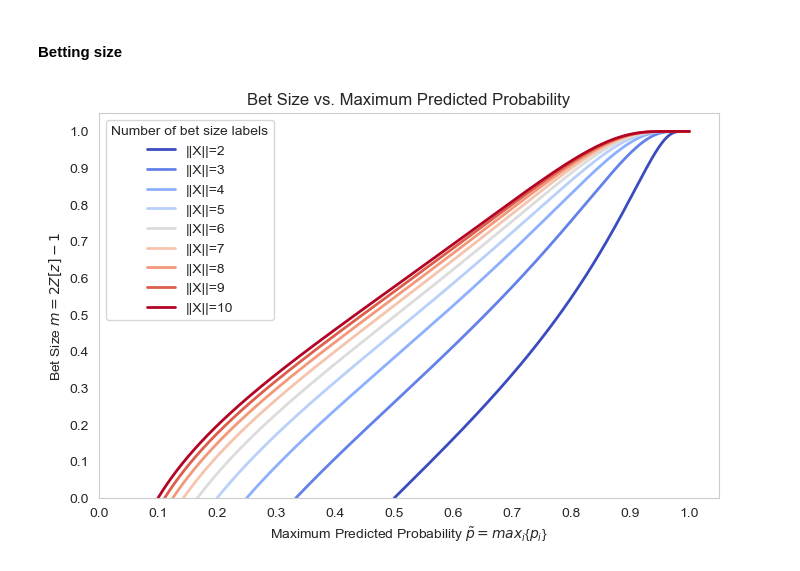
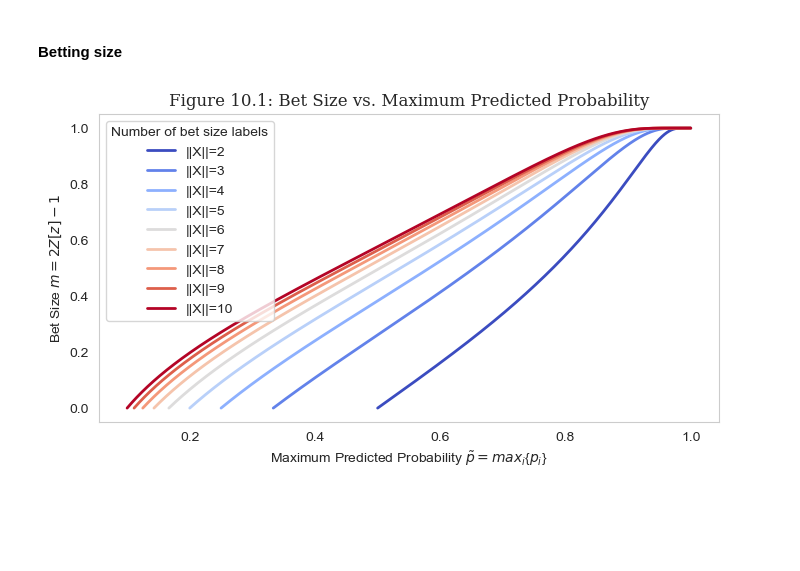
Before and after one commit to Tommylee1013/FinancialMachineLearning, a Jupyter notebook: Notes/Machine Learning Modeling/Betting_size.ipynb, the cells around one changed output. Drawn from its saved outputs; the diff is of its cells as text; code cells hidden in the pictures; blank space fills up the shorter version.

```diff
--- a/Notes/Machine Learning Modeling/Betting_size.ipynb
+++ b/Notes/Machine Learning Modeling/Betting_size.ipynb
@@ -18,27 +23,38 @@ from FinancialMachineLearning.bet_sizing.ef3m import M2N, raw_moment
 # %%
-num_classes_list = [i for i in range(2, 11, 1)]
-n = 10000
+num_classes_list = [i for i in range(2, 11, 1)]  # array of number of classes, 2 to 10
+sample_size = 10_000  # number of points to plot
 colors = iter(cm.coolwarm(np.linspace(0,1,len(num_classes_list))))
 
-fig_10_1, ax_10_1 = plt.subplots(figsize=(8, 5))
+# === Setup the t1 Series, also used for exercise 10.2 ===
+# Create the array of dates.
+start_date = dt.datetime(2000, 1, 1)  # starting at 01-JAN-2000
+date_step = dt.timedelta(days=1)
+dates = np.array([start_date + i*date_step for i in range(sample_size)])
+# Create the array of shifted dates to be the end date of the bet.
+shift_list = np.random.uniform(1., 25., sample_size)
+shift_dt = np.array([dt.timedelta(days=d) for d in shift_list])
+# Combine into a pandas.Series object
+dates_shifted = dates + shift_dt
+t1 = pd.Series(data=dates_shifted, index=dates)
+
+# Start plotting loop.
+fig_10_1, ax_10_1 = plt.subplots(figsize=(8, 4))
 
 for num_classes in num_classes_list:
-    min_prob, max_prob = 1 / num_classes, 1
-    P = np.linspace(min_prob, max_prob, n, endpoint=False)
-    z = (P - min_prob) / (P*(1-P))**0.5
-    m = 2 * norm.cdf(z) - 1
-    ax_10_1.plot(P, m, label=f"||X||={num_classes}", linewidth=2, alpha=1, color=colors.__next__())
+    # Create the array of random probabilities.
+    min_prob, max_prob = 1 / num_classes, 1  # possible range for maximum predicted probability, [1/||X||, 1]
+    P = np.linspace(min_prob, max_prob, sample_size, endpoint=False)  # range of maximum predicted probabilities to plot
+    # Combine probabilities with 't1' Series into a DataFrame for the bet size function.
+    events_n_classes = pd.DataFrame({'t1': t1, 'prob': P})
+    events_n_classes['bet_size_prob'] = bet_size_probability(events=events_n_classes, prob=events_n_classes['prob'], num_classes=num_classes)
+    ax_10_1.plot(events_n_classes['prob'], events_n_classes['bet_size_prob'], label=f"||X||={num_classes}", linewidth=2, alpha=1, color=colors.__next__())
 
 ax_10_1.set_ylabel("Bet Size $m=2Z[z]-1$")
 ax_10_1.set_xlabel(r"Maximum Predicted Probability $\tilde{p}=max_i${$p_i$}")
-ax_10_1.set_title("Bet Size vs. Maximum Predicted Probability")
-ax_10_1.set_xticks([0.1*i for i in range(11)])
-ax_10_1.set_yticks([0.1*i for i in range(11)])
+ax_10_1.set_title("Figure 10.1: Bet Size vs. Maximum Predicted Probability", fontsize = 12, fontfamily = 'Serif')
 ax_10_1.legend(loc="upper left", title="Number of bet size labels")
-ax_10_1.set_ylim((0,1.05))
-ax_10_1.set_xlim((0, 1.05))
 ax_10_1.grid(False)
 
 plt.show()
 # %% [output]
-[figure, old version]
+[figure, new version]
```
Also changed, not shown: parts of 11 cells of this notebook.
